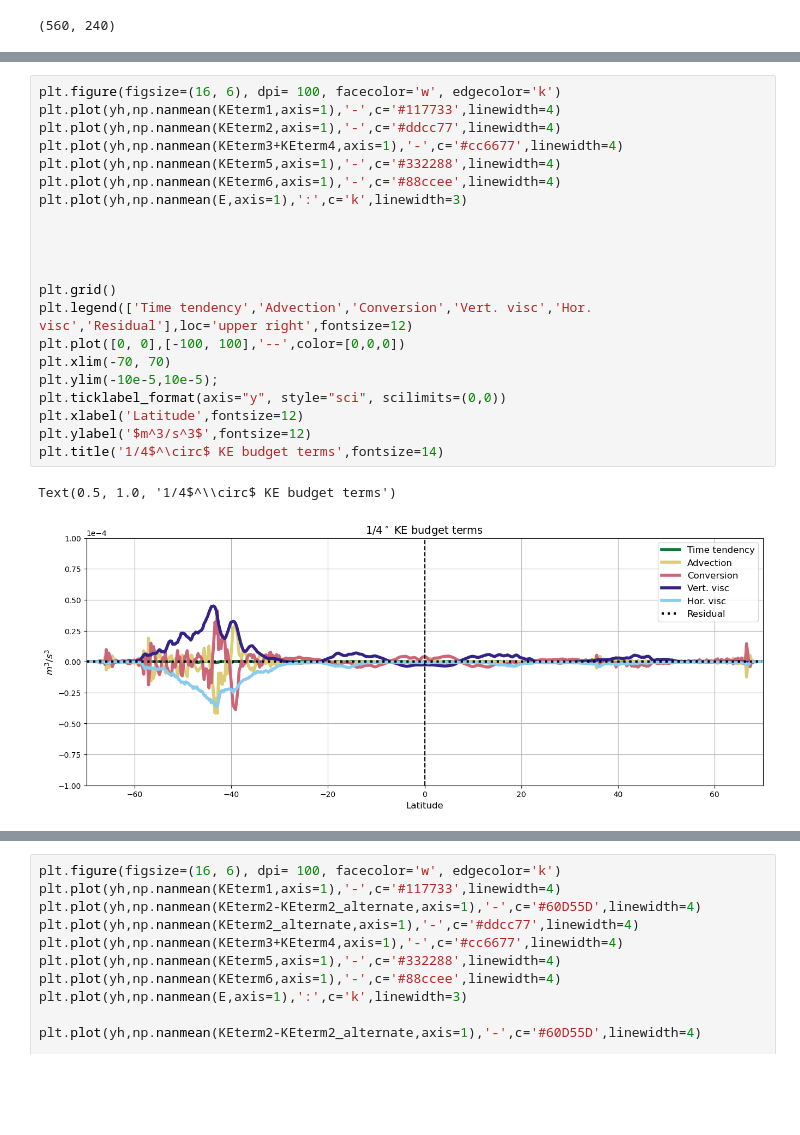
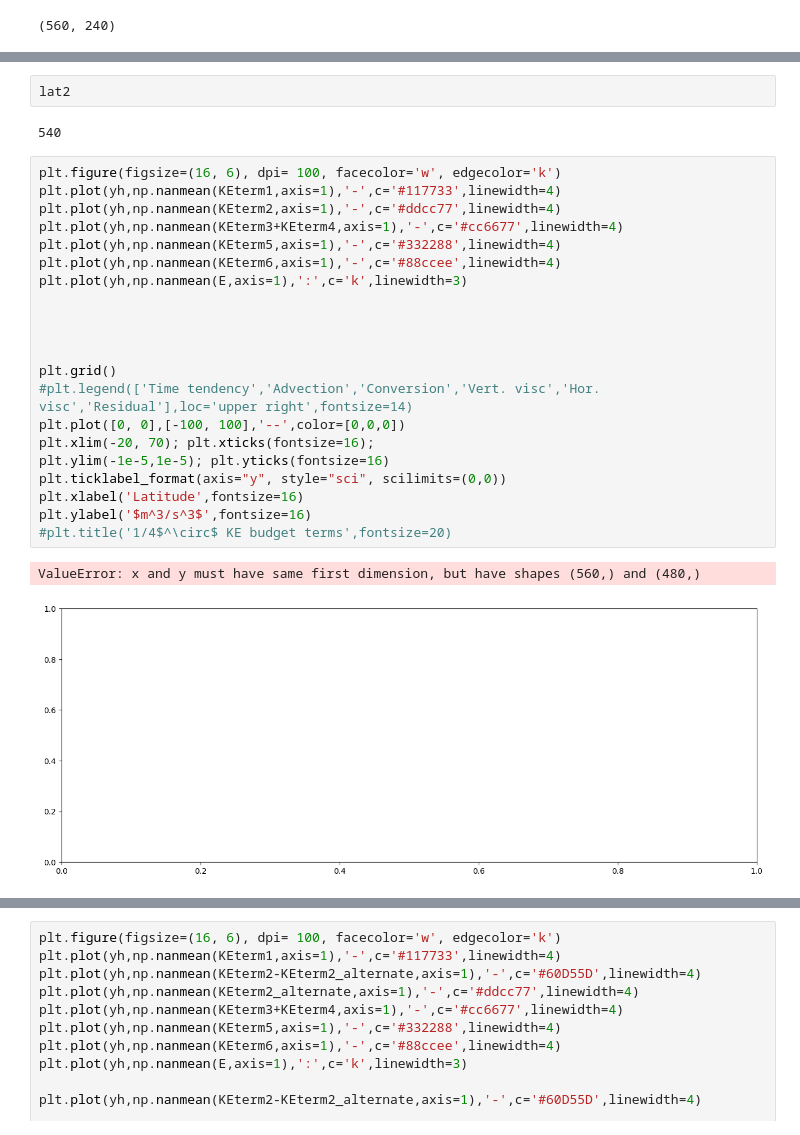
Before and after one commit to ElizabethYankovsky/Neverworld2-Analysis, a Jupyter notebook: Energetics_Budgets_TA.ipynb, the cells around one changed output, grey strips where cells are left out. Cells and saved outputs as stored; diff of their text form; blank space fills up the shorter version.

```diff
--- a/Energetics_Budgets_TA.ipynb
+++ b/Energetics_Budgets_TA.ipynb
@@ -550,24 +554,28 @@ plt.show()
+# %%
+lat2
+# %% [output]
+540
 # %%
 plt.figure(figsize=(16, 6), dpi= 100, facecolor='w', edgecolor='k')
 plt.plot(yh,np.nanmean(KEterm1,axis=1),'-',c='#117733',linewidth=4)
 plt.plot(yh,np.nanmean(KEterm2,axis=1),'-',c='#ddcc77',linewidth=4)
 plt.plot(yh,np.nanmean(KEterm3+KEterm4,axis=1),'-',c='#cc6677',linewidth=4)
 plt.plot(yh,np.nanmean(KEterm5,axis=1),'-',c='#332288',linewidth=4)
 plt.plot(yh,np.nanmean(KEterm6,axis=1),'-',c='#88ccee',linewidth=4)
 plt.plot(yh,np.nanmean(E,axis=1),':',c='k',linewidth=3)
 
 
 
 
 plt.grid()
-plt.legend(['Time tendency','Advection','Conversion','Vert. visc','Hor. visc','Residual'],loc='upper right',fontsize=12)
+#plt.legend(['Time tendency','Advection','Conversion','Vert. visc','Hor. visc','Residual'],loc='upper right',fontsize=14)
 plt.plot([0, 0],[-100, 100],'--',color=[0,0,0])
-plt.xlim(-70, 70)
-plt.ylim(-10e-5,10e-5);
+plt.xlim(-20, 70); plt.xticks(fontsize=16);
+plt.ylim(-1e-5,1e-5); plt.yticks(fontsize=16)
 plt.ticklabel_format(axis="y", style="sci", scilimits=(0,0))
-plt.xlabel('Latitude',fontsize=12)
-plt.ylabel('$m^3/s^3$',fontsize=12)
-plt.title('1/4$^\circ$ KE budget terms',fontsize=14)
+plt.xlabel('Latitude',fontsize=16)
+plt.ylabel('$m^3/s^3$',fontsize=16)
+#plt.title('1/4$^\circ$ KE budget terms',fontsize=20)
 # %% [output]
-Text(0.5, 1.0, '1/4$^\\circ$ KE budget terms')
+ValueError: x and y must have same first dimension, but have shapes (560,) and (480,)
-[figure, old version]
+[figure, new version]
```
Also changed, not shown: parts of 33 cells of this notebook, 40 other files.
